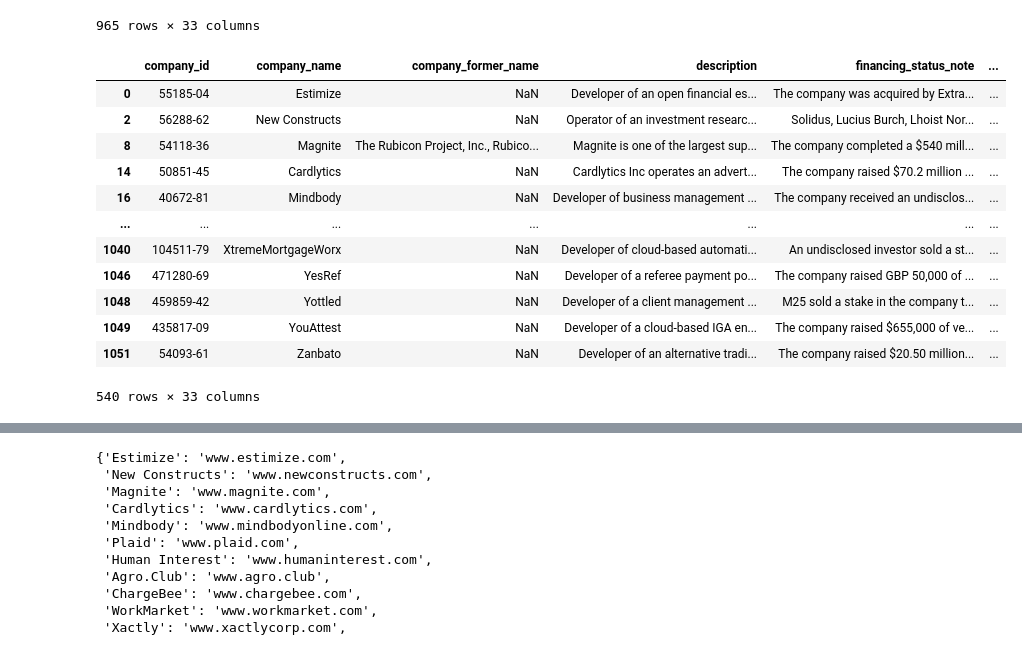
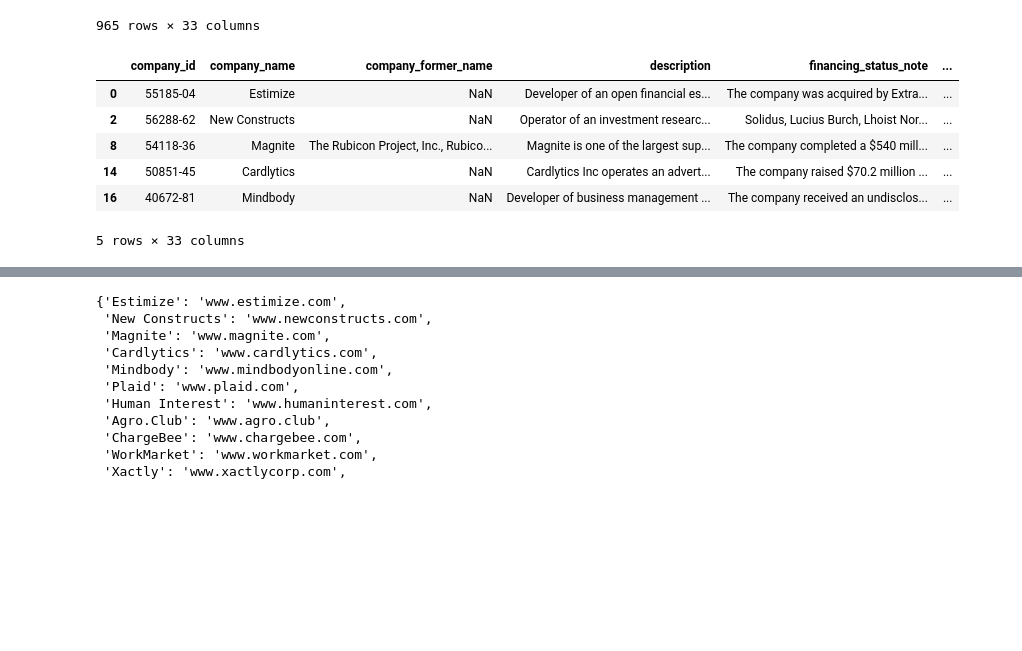
Before and after one commit to MC-Kangan/LLM-Enhanced-Knowledge-Graph-for-Startup-Analysis, a Jupyter notebook: pitchbook.ipynb, the cells around one changed output, grey strips where cells are left out. Drawn from its saved outputs; the diff is of its cells as text; code cells hidden in the pictures; blank space fills up the shorter version.

```diff
--- a/pitchbook.ipynb
+++ b/pitchbook.ipynb
@@ -77,22 +93,16 @@ df
 # %%
 df_fintech = df[df['verticals'].str.contains('FinTech')]
 
 df_fintech_filter = df_fintech[df_fintech['is_accessible'] == True]
 
-df_fintech_filter
+df_fintech_filter.head()
 # %% [output]
 |  | company_id | company_name | company_former_name | description | financing_status_note | ... |
 | 0 | 55185-04 | Estimize | NaN | Developer of an open financial es... | The company was acquired by Extra... | ... |
 | 2 | 56288-62 | New Constructs | NaN | Operator of an investment researc... | Solidus, Lucius Burch, Lhoist Nor... | ... |
 | 8 | 54118-36 | Magnite | The Rubicon Project, Inc., Rubico... | Magnite is one of the largest sup... | The company completed a $540 mill... | ... |
 | 14 | 50851-45 | Cardlytics | NaN | Cardlytics Inc operates an advert... | The company raised $70.2 million ... | ... |
 | 16 | 40672-81 | Mindbody | NaN | Developer of business management ... | The company received an undisclos... | ... |
-| ... | ... | ... | ... | ... | ... | ... |
-| 1040 | 104511-79 | XtremeMortgageWorx | NaN | Developer of cloud-based automati... | An undisclosed investor sold a st... | ... |
-| 1046 | 471280-69 | YesRef | NaN | Developer of a referee payment po... | The company raised GBP 50,000 of ... | ... |
-| 1048 | 459859-42 | Yottled | NaN | Developer of a client management ... | M25 sold a stake in the company t... | ... |
-| 1049 | 435817-09 | YouAttest | NaN | Developer of a cloud-based IGA en... | The company raised $655,000 of ve... | ... |
-| 1051 | 54093-61 | Zanbato | NaN | Developer of an alternative tradi... | The company raised $20.50 million... | ... |
-540 rows × 33 columns
+5 rows × 33 columns
 # %%
 df_not_accessible = df_fintech[df_fintech['is_accessible'] != True]
```
Also changed, not shown: parts of 23 cells of this notebook.
